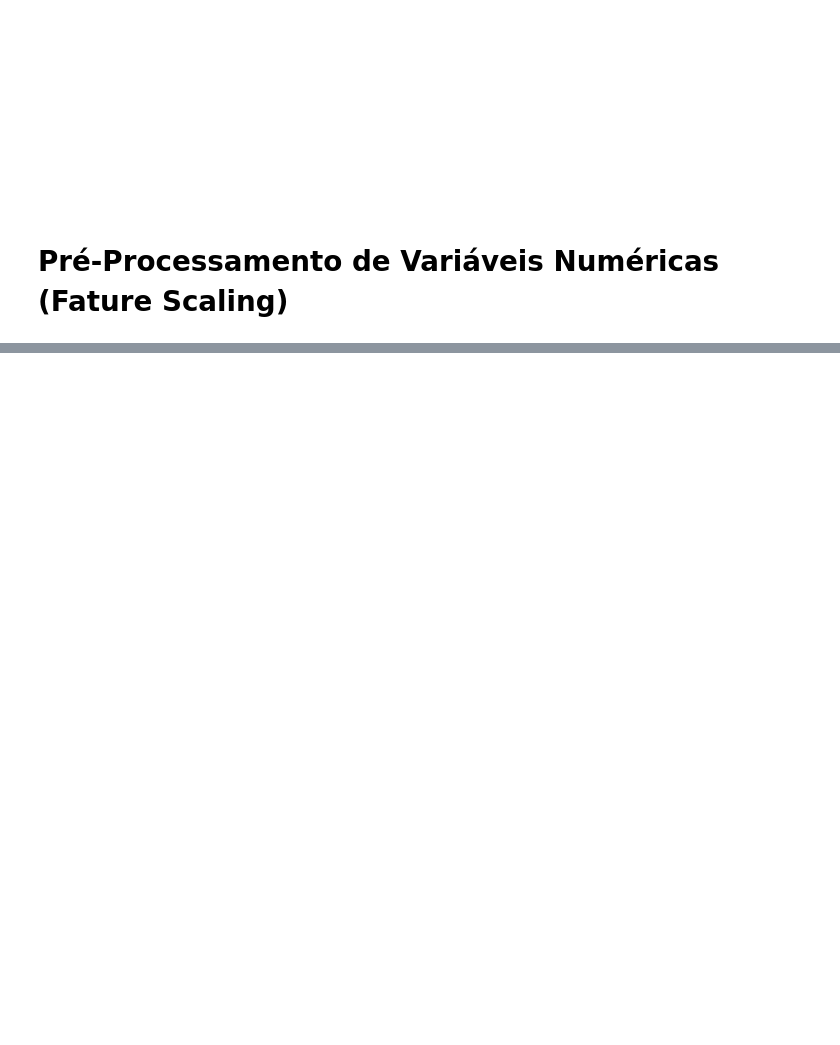
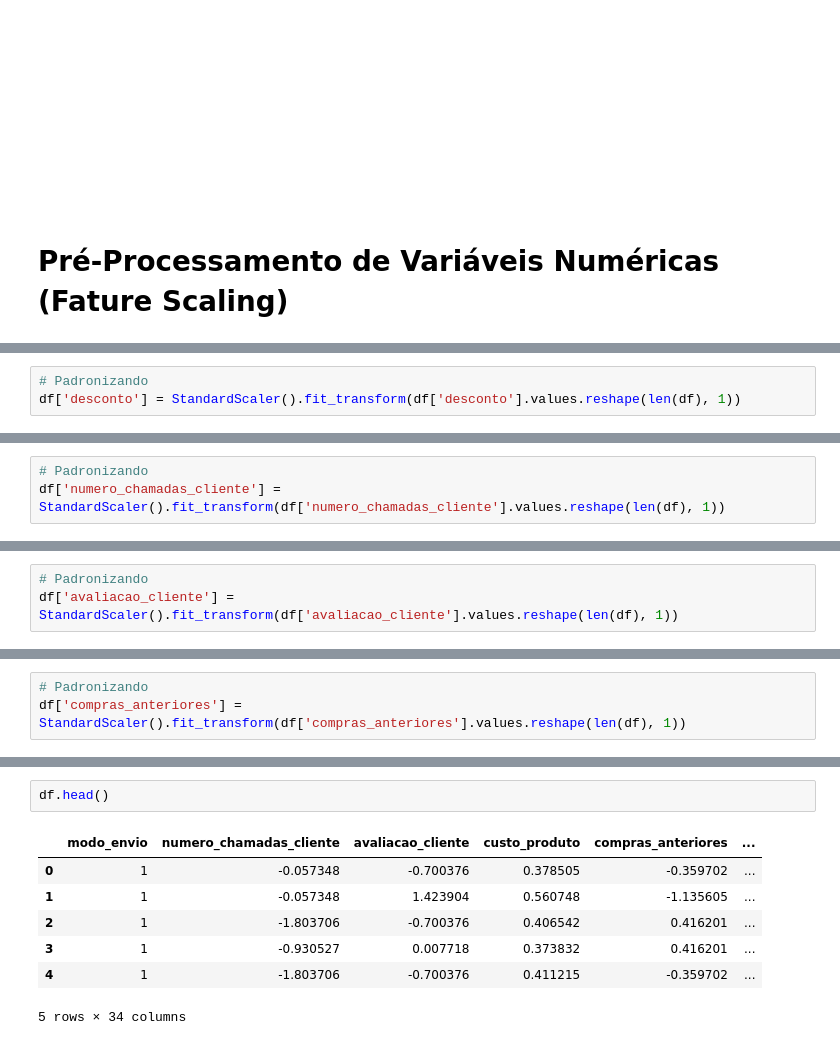
Before and after one commit to EduardoBran/Python_-_Pre_Processamento_de_Dados_para_E-Commerce_Analytics, a Jupyter notebook: EstudoDeCaso_-_Pre_Processamento_de_Dados_Para_E-Commerce_Analytics.ipynb, the cells around one changed output, grey strips where cells are left out. Cells and saved outputs as stored; diff of their text form; blank space fills up the shorter version.

Commit message:
normalizando e padronizando variaveis numericas - parte 1

```diff
--- a/EstudoDeCaso_-_Pre_Processamento_de_Dados_Para_E-Commerce_Analytics.ipynb
+++ b/EstudoDeCaso_-_Pre_Processamento_de_Dados_Para_E-Commerce_Analytics.ipynb
@@ -445,0 +633,3 @@ df.head()
+# %%
+# Padronizando
+df['desconto'] = StandardScaler().fit_transform(df['desconto'].values.reshape(len(df), 1))
@@ -445,0 +684,3 @@ df.head()
+# %%
+# Padronizando
+df['numero_chamadas_cliente'] = StandardScaler().fit_transform(df['numero_chamadas_cliente'].values.reshape(len(df), 1))
@@ -445,0 +735,3 @@ df.head()
+# %%
+# Padronizando
+df['avaliacao_cliente'] = StandardScaler().fit_transform(df['avaliacao_cliente'].values.reshape(len(df), 1))
@@ -445,0 +786,3 @@ df.head()
+# %%
+# Padronizando
+df['compras_anteriores'] = StandardScaler().fit_transform(df['compras_anteriores'].values.reshape(len(df), 1))
@@ -445,0 +814,10 @@ df.head()
+# %%
+df.head()
+# %% [output]
+|  | modo_envio | numero_chamadas_cliente | avaliacao_cliente | custo_produto | compras_anteriores | ... |
+| 0 | 1 | -0.057348 | -0.700376 | 0.378505 | -0.359702 | ... |
+| 1 | 1 | -0.057348 | 1.423904 | 0.560748 | -1.135605 | ... |
+| 2 | 1 | -1.803706 | -0.700376 | 0.406542 | 0.416201 | ... |
+| 3 | 1 | -0.930527 | 0.007718 | 0.373832 | 0.416201 | ... |
+| 4 | 1 | -1.803706 | -0.700376 | 0.411215 | -0.359702 | ... |
+5 rows × 34 columns
```
Also changed, not shown: parts of 43 cells of this notebook, 3 other files.
